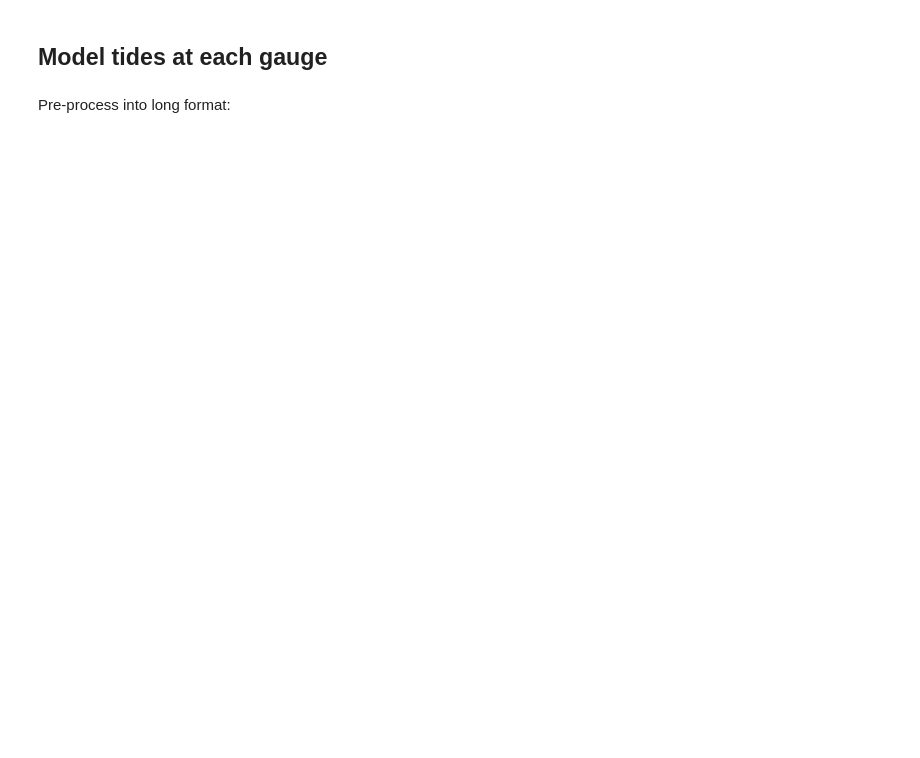
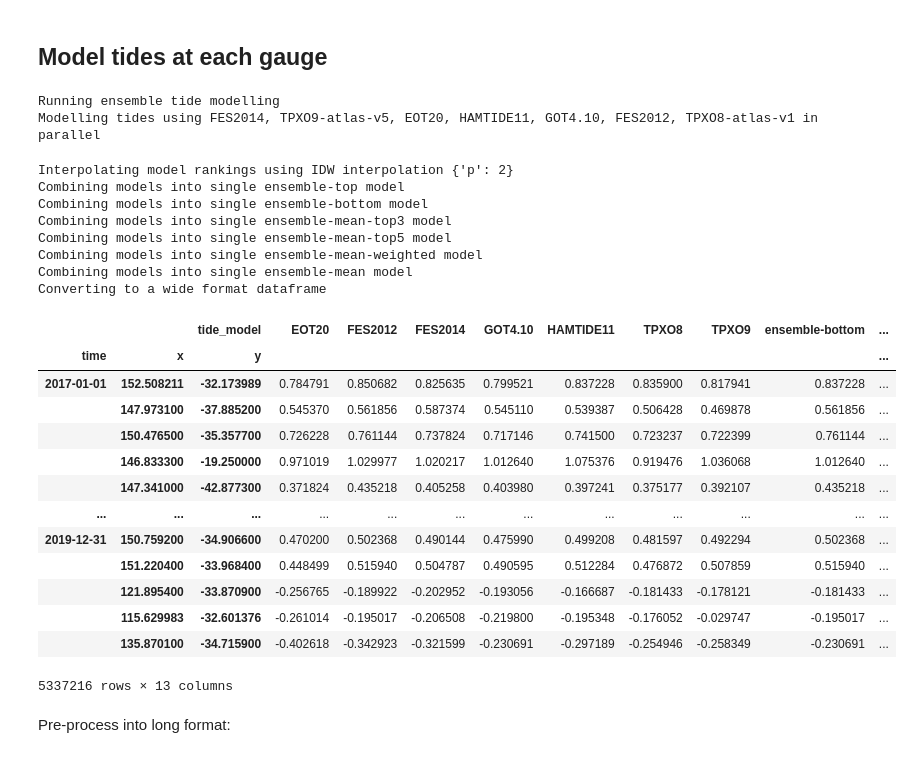
Before and after one commit to GeoscienceAustralia/dea-intertidal, a Jupyter notebook: notebooks/ensemble_tides/Tide_gauge_comparison.ipynb, the cells around one changed output. Saved outputs shown, nothing was run; the diff lists cells and outputs as text; code cells hidden in the pictures; blank space fills up the shorter version.

Commit message:
Clean tide gauge notebook

```diff
--- a/notebooks/ensemble_tides/Tide_gauge_comparison.ipynb
+++ b/notebooks/ensemble_tides/Tide_gauge_comparison.ipynb
@@ -393,33 +411,59 @@ ensemble_funcs = {
     "ensemble-mean": lambda x: x["rank"] <= 7,
 }
 
 tide_df = model_tides(
     x=gauge_df.longitude,
     y=gauge_df.latitude,
     time=gauge_df.index.get_level_values("time"),
     model=[
         "FES2014",
         "FES2012",
         "TPXO8-atlas-v1",
         "TPXO9-atlas-v5",
         "EOT20",
         "HAMTIDE11",
         "GOT4.10",
         "ensemble",
     ],
     mode="one-to-one",
     parallel_splits=100,
     output_format="wide",
     ensemble_func=ensemble_funcs,
+    p=2,
 ).rename(
     {
         "TPXO9-atlas-v5": "TPXO9",
         "TPXO8-atlas": "TPXO8",
         "TPXO8-atlas-v1": "TPXO8",
     },
     axis=1,
 )
 tide_df
+# %% [output]
+Running ensemble tide modelling
+Modelling tides using FES2014, TPXO9-atlas-v5, EOT20, HAMTIDE11, GOT4.10, FES2012, TPXO8-atlas-v1 in parallel
+Interpolating model rankings using IDW interpolation {'p': 2}
+Combining models into single ensemble-top model
+Combining models into single ensemble-bottom model
+Combining models into single ensemble-mean-top3 model
+Combining models into single ensemble-mean-top5 model
+Combining models into single ensemble-mean-weighted model
+Combining models into single ensemble-mean model
+Converting to a wide format dataframe
+|  |  | tide_model | EOT20 | FES2012 | FES2014 | GOT4.10 | HAMTIDE11 | TPXO8 | TPXO9 | ensemble-bottom | ... |
+| time | x | y |  |  |  |  |  |  |  |  | ... |
+| 2017-01-01 | 152.508211 | -32.173989 | 0.784791 | 0.850682 | 0.825635 | 0.799521 | 0.837228 | 0.835900 | 0.817941 | 0.837228 | ... |
+|  | 147.973100 | -37.885200 | 0.545370 | 0.561856 | 0.587374 | 0.545110 | 0.539387 | 0.506428 | 0.469878 | 0.561856 | ... |
+|  | 150.476500 | -35.357700 | 0.726228 | 0.761144 | 0.737824 | 0.717146 | 0.741500 | 0.723237 | 0.722399 | 0.761144 | ... |
+|  | 146.833300 | -19.250000 | 0.971019 | 1.029977 | 1.020217 | 1.012640 | 1.075376 | 0.919476 | 1.036068 | 1.012640 | ... |
+|  | 147.341000 | -42.877300 | 0.371824 | 0.435218 | 0.405258 | 0.403980 | 0.397241 | 0.375177 | 0.392107 | 0.435218 | ... |
+| ... | ... | ... | ... | ... | ... | ... | ... | ... | ... | ... | ... |
+| 2019-12-31 | 150.759200 | -34.906600 | 0.470200 | 0.502368 | 0.490144 | 0.475990 | 0.499208 | 0.481597 | 0.492294 | 0.502368 | ... |
+|  | 151.220400 | -33.968400 | 0.448499 | 0.515940 | 0.504787 | 0.490595 | 0.512284 | 0.476872 | 0.507859 | 0.515940 | ... |
+|  | 121.895400 | -33.870900 | -0.256765 | -0.189922 | -0.202952 | -0.193056 | -0.166687 | -0.181433 | -0.178121 | -0.181433 | ... |
+|  | 115.629983 | -32.601376 | -0.261014 | -0.195017 | -0.206508 | -0.219800 | -0.195348 | -0.176052 | -0.029747 | -0.195017 | ... |
+|  | 135.870100 | -34.715900 | -0.402618 | -0.342923 | -0.321599 | -0.230691 | -0.297189 | -0.254946 | -0.258349 | -0.230691 | ... |
+5337216 rows × 13 columns
 # %% [markdown]
 Pre-process into long format:
 # %%
```
Also changed, not shown: parts of 76 cells of this notebook.
